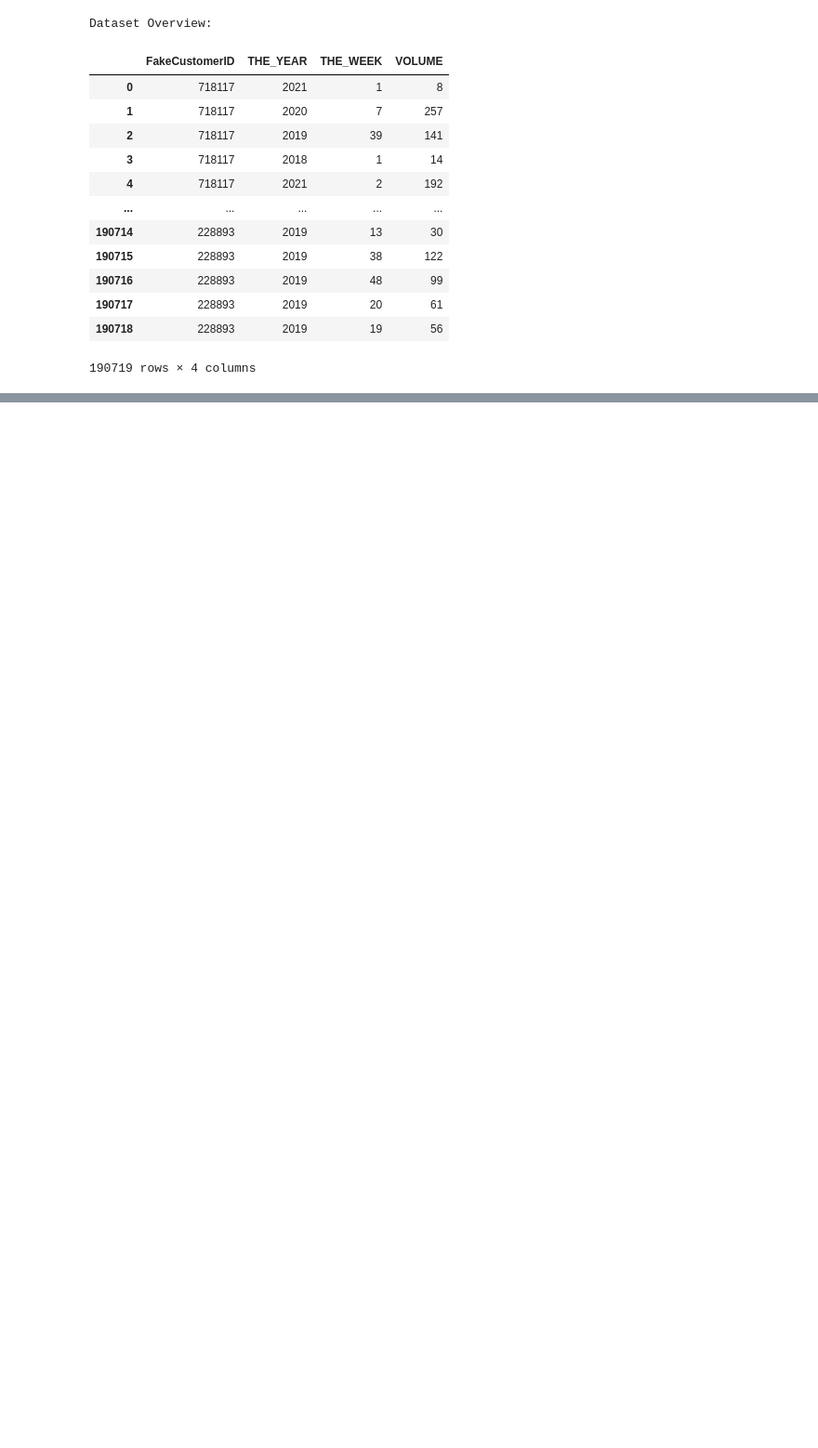
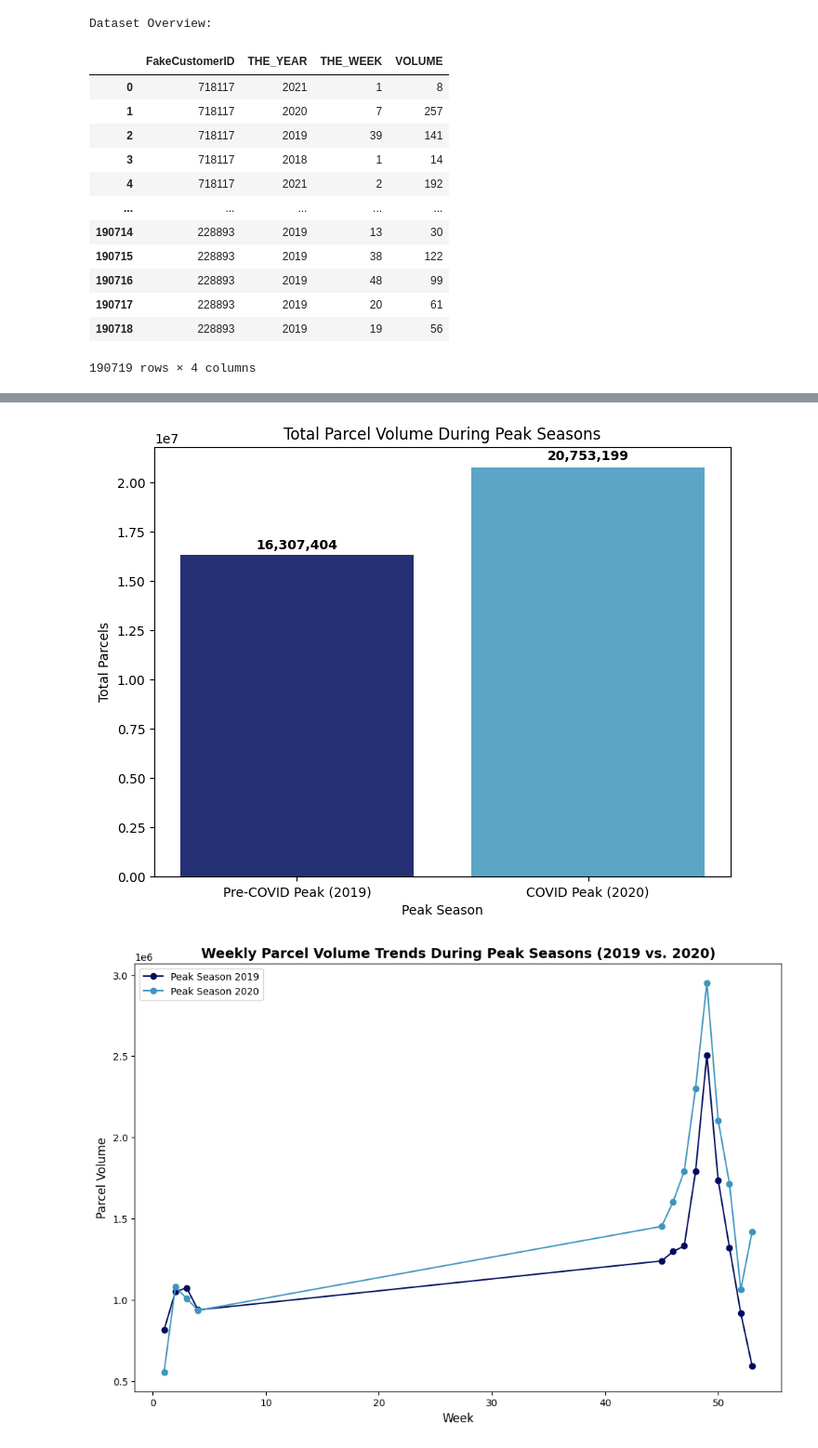
Before and after one commit to luvgadhvi/parcel-analysis, a Jupyter notebook: Final_Project_Group_2.ipynb, the cells around one changed output, grey strips where cells are left out. Shown: that part at 93% size. Saved outputs shown, nothing was run; the diff lists cells and outputs as text; code cells hidden in the pictures; blank space fills up the shorter version.

```diff
--- a/Final_Project_Group_2.ipynb
+++ b/Final_Project_Group_2.ipynb
@@ -376,0 +228,50 @@ Name: count, dtype: int64
+# %%
+# Filter data for peak seasons
+pre_covid_peak = parcel_data[(parcel_data['THE_YEAR'] == 2019) & (parcel_data['THE_WEEK'].between(45, 53)) |
+                             (parcel_data['THE_YEAR'] == 2020) & (parcel_data['THE_WEEK'].between(1, 4))]
+covid_peak = parcel_data[(parcel_data['THE_YEAR'] == 2020) & (parcel_data['THE_WEEK'].between(45, 53)) |
+                         (parcel_data['THE_YEAR'] == 2021) & (parcel_data['THE_WEEK'].between(1, 4))]
+
+# Aggregate total volume by peak season
+peak_comparison = pd.DataFrame({
+    'Season': ['Pre-COVID Peak (2019)', 'COVID Peak (2020)'],
+    'Total Parcels': [
+        pre_covid_peak['VOLUME'].sum(),
+        covid_peak['VOLUME'].sum()
+    ]
+})
+
+# Bar Chart for Total Volumes
+plt.figure(figsize=(8, 6))
+plt.bar(peak_comparison['Season'], peak_comparison['Total Parcels'], color=['#000b5d', '#3e95be'], alpha=0.85)
+plt.title('Total Parcel Volume During Peak Seasons')
+plt.ylabel('Total Parcels')
+plt.xlabel('Peak Season')
+plt.xticks(fontsize=10)
+plt.yticks(fontsize=10)
+
+# Add data labels
+for index, value in enumerate(peak_comparison['Total Parcels']):
+    plt.text(index, value + (value * 0.02), f"{value:,.0f}", ha='center', fontsize=10, fontweight='bold')
+
+plt.show()
+
+# Weekly Trends for Peak Seasons
+plt.figure(figsize=(12, 8))
+for year, color in zip([2019, 2020], ['#000b5d', '#3e95be']):
+    data = parcel_data[(parcel_data['THE_YEAR'] == year) &
+                       (parcel_data['THE_WEEK'].between(45, 53) | parcel_data['THE_WEEK'].between(1, 4))]
+    weekly_trend = data.groupby('THE_WEEK')['VOLUME'].sum()
+    plt.plot(weekly_trend.index, weekly_trend.values, marker='o', label=f'Peak Season {year}', color=color)
+
+# Chart Details
+plt.title('Weekly Parcel Volume Trends During Peak Seasons (2019 vs. 2020)', fontsize=14, fontweight='bold')
+plt.xlabel('Week', fontsize=12)
+plt.ylabel('Parcel Volume', fontsize=12)
+plt.xticks(fontsize=10)
+plt.yticks(fontsize=10)
+plt.legend()
+plt.show()
+# %% [output]
+[figure, added]
+[figure, added]
```
Also changed, not shown: parts of 41 cells of this notebook, 1 other file.
